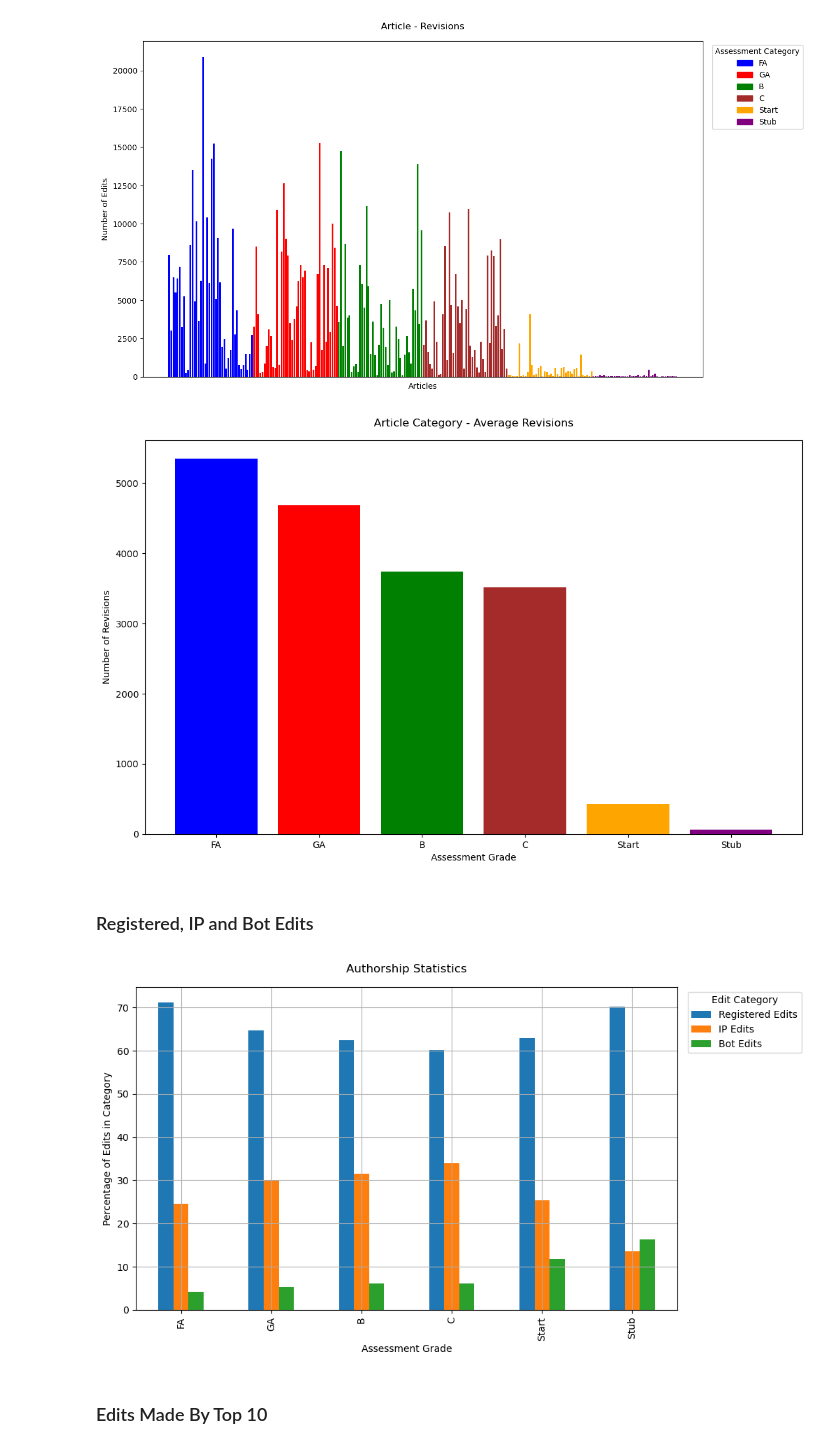
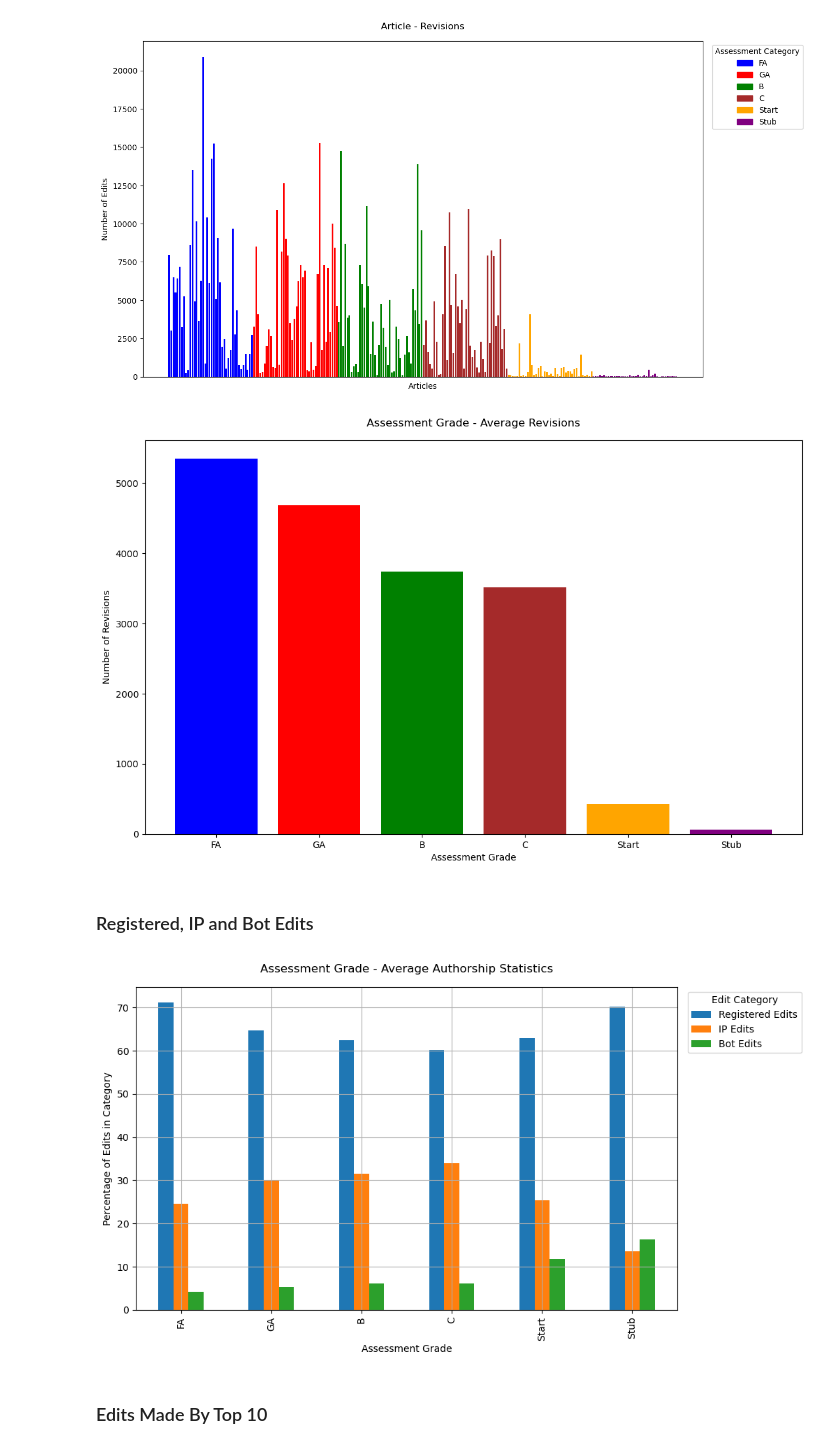
Before and after one commit to KevinGonzalez1112/K1840988-Dissertation-Repo, a Jupyter notebook: Jupyter-Notebooks/Experiment_3.ipynb, the cells around one changed output. Saved outputs shown, nothing was run; the diff lists cells and outputs as text; code cells hidden in the pictures.

```diff
--- a/Jupyter-Notebooks/Experiment_3.ipynb
+++ b/Jupyter-Notebooks/Experiment_3.ipynb
@@ -376,7 +376,7 @@ ax.bar(revisions_pt_sorted.index, revisions_pt_sorted['Revisions'], color = col)
 
 # Setting all Labels
 
-ax.set_title("Article Category - Average Revisions", pad = 15)
+ax.set_title("Assessment Grade - Average Revisions", pad = 15)
 ax.set_xlabel("Assessment Grade")
 ax.set_ylabel("Number of Revisions")
 
@@ -384,7 +384,7 @@ ax.set_ylabel("Number of Revisions")
 
 plt.savefig('AverageRevisions.png', bbox_inches = 'tight')
 # %% [output]
-[figure, old version]
+[figure, new version]
 # %% [markdown]
 ### Registered, IP and Bot Edits
 # %%
@@ -395,35 +395,35 @@ authorship_pt = pd.pivot_table(
                                 values = ['Registered Edits', 'IP Edits', 'Bot Edits'],
                                 index = ['Assessment Grade'],
                                 aggfunc = { 'Registered Edits': np.mean, 'IP Edits': np.mean, 'Bot Edits': np.mean }
                               )
 
 # Sort the Pivot Table
 
 authorship_pt = authorship_pt.reindex(['Registered Edits', 'IP Edits', 'Bot Edits'], axis = 1)
 authorship_pt = authorship_pt.reindex(['FA', 'GA', 'B', 'C', 'Start', 'Stub'])
 
 # Plotting Graph
 
 ax = authorship_pt.plot(kind = 'bar', grid = True)
 fig = ax.get_figure()
 
 # Graph Formatting
 
 fig.set_size_inches(10, 6)
 
-ax.set_title("Authorship Statistics", pad = 15)
+ax.set_title("Assessment Grade - Average Authorship Statistics", pad = 15)
 ax.set_xlabel("Assessment Grade")
 ax.set_ylabel("Percentage of Edits in Category")
 
 # Adding the Legend to the Axis
 
 ax.legend(title = 'Edit Category', bbox_to_anchor = (1.01, 1), loc = 'upper left')
 
 # Saving the graph for use in Report
 
 plt.savefig('Authorship.png', bbox_inches = 'tight')
 # %% [output]
-[figure, old version]
+[figure, new version]
 # %% [markdown]
 ### Edits Made By Top 10
 # %%
```
Also changed, not shown: parts of 14 cells of this notebook, 2 other files.
